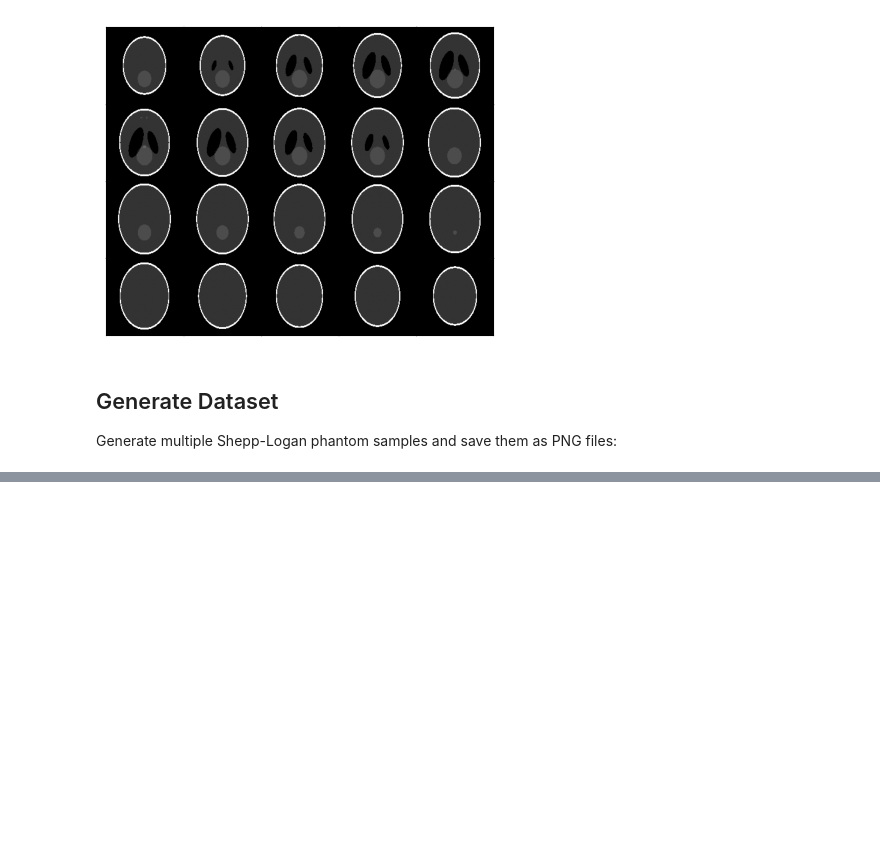
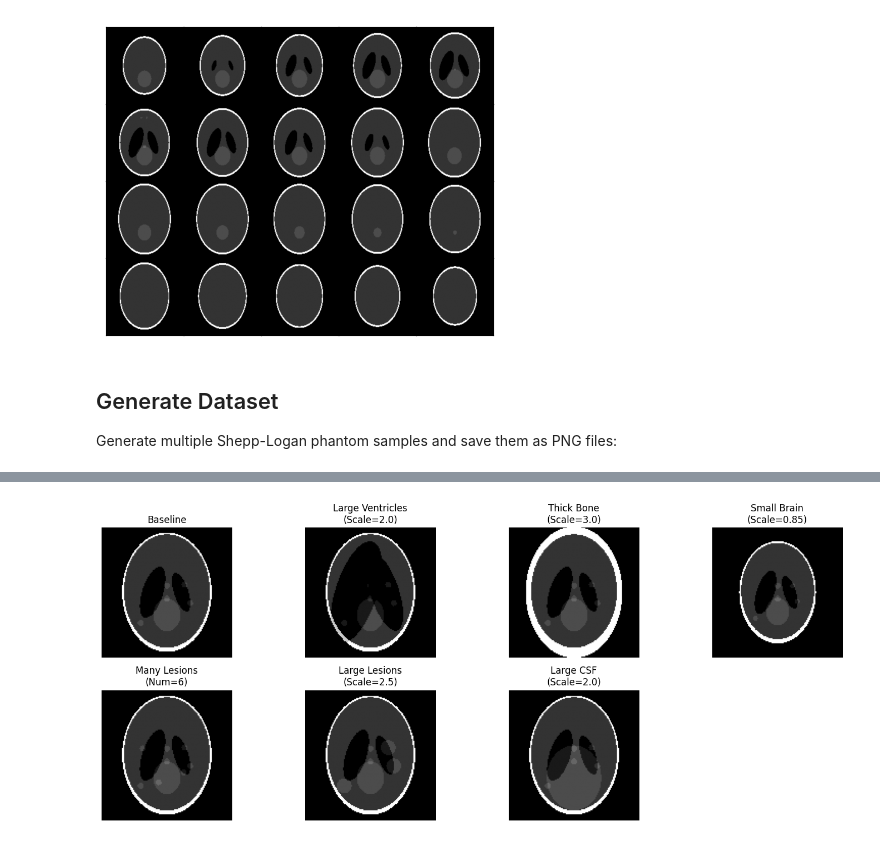
Before and after one commit to NLeSC-Knowledge-Development/SLphantom-generator, a Jupyter notebook: phantominator/examples/shepp_logan.ipynb, the cells around one changed output, grey strips where cells are left out. Saved outputs shown, nothing was run; the diff lists cells and outputs as text; code cells hidden in the pictures; blank space fills up the shorter version.

Commit message:
Make data more realistic and controlled

```diff
--- a/phantominator/examples/shepp_logan.ipynb
+++ b/phantominator/examples/shepp_logan.ipynb
@@ -377,0 +333,95 @@ Starting at index: 10161
+# %%
+# --- Visualization of Controlled Parameters ---
+
+def generate_custom_phantom(
+    ventricle_scale=1.0,
+    bone_thickness_scale=1.0,
+    brain_size_scale=1.0,
+    num_lesions=3,
+    lesion_size_scale=1.0,
+    csf_size_scale=1.0
+):
+    # Base
+    modified = True
+    base_phantom = shepp_logan(128, modified=modified, ret_E=True)
+    _, E_base = base_phantom
+    E = E_base.copy()
+
+    # 1. Brain Scale (E1)
+    E[1, 1] *= brain_size_scale
+    E[1, 2] *= brain_size_scale
+
+    # 2. Bone Thickness (E0)
+    base_gap_major = E_base[0, 1] - E_base[1, 1]
+    base_gap_minor = E_base[0, 2] - E_base[1, 2]
+    E[0, 1] = E[1, 1] + (base_gap_major * bone_thickness_scale)
+    E[0, 2] = E[1, 2] + (base_gap_minor * bone_thickness_scale)
+
+    # 3. Ventricles (E2, E3)
+    for idx in [2, 3]:
+        E[idx, 1] = E_base[idx, 1] * brain_size_scale * ventricle_scale
+        E[idx, 2] = E_base[idx, 2] * brain_size_scale * ventricle_scale
+        E[idx, 3] = E_base[idx, 3] * brain_size_scale
+        E[idx, 4] = E_base[idx, 4] * brain_size_scale
+
+    # 4. CSF (E4)
+    for idx in [4]:
+        E[idx, 1] = E_base[idx, 1] * brain_size_scale * csf_size_scale
+        E[idx, 2] = E_base[idx, 2] * brain_size_scale * csf_size_scale
+        E[idx, 3] *= brain_size_scale
+        E[idx, 4] *= brain_size_scale
+
+    # 5. Lesions
+    # Keep E0-E6
+    E_list = [row for row in E[0:7]]
+
+    # Add `num_lesions`
+    rng = np.random.default_rng(42) # fixed seed for vis
+    base_lesion_dims = (0.046, 0.046)
+
+    for i in range(num_lesions):
+        l_a = base_lesion_dims[0] * brain_size_scale * lesion_size_scale
+        l_b = base_lesion_dims[1] * brain_size_scale * lesion_size_scale
+
+        # Random positions (deterministic via fixed seed)
+        lx = rng.uniform(-0.5, 0.5) * brain_size_scale
+        ly = rng.uniform(-0.6, 0.5) * brain_size_scale
+
+        E_list.append([0.1, l_a, l_b, lx, ly, 0])
+
+    E_final = np.array(E_list)
+    return shepp_logan(128, modified=modified, E=E_final)
+
+# Plotting
+titles = [
+    "Baseline",
+    "Large Ventricles\n(Scale=2.0)",
+    "Thick Bone\n(Scale=3.0)",
+    "Small Brain\n(Scale=0.85)",
+    "Many Lesions\n(Num=6)",
+    "Large Lesions\n(Scale=2.5)",
+    "Large CSF\n(Scale=2.0)"
+]
+
+params = [
+    {}, # Baseline
+    {'ventricle_scale': 2.0},
+    {'bone_thickness_scale': 3.0},
+    {'brain_size_scale': 0.85},
+    {'num_lesions': 6},
+    {'lesion_size_scale': 2.5},
+    {'csf_size_scale': 2.0}
+]
+
+plt.figure(figsize=(15, 6))
+for i, (title, p) in enumerate(zip(titles, params)):
+    ph = generate_custom_phantom(**p)
+    plt.subplot(2, 4, i+1)
+    plt.imshow(ph, cmap='gray', vmin=0, vmax=1)
+    plt.title(title)
+    plt.axis('off')
+
+plt.tight_layout()
+plt.show()
+# %% [output]
+[figure, added]
```
Also changed, not shown: parts of 1 cell of this notebook, 2 other files.
